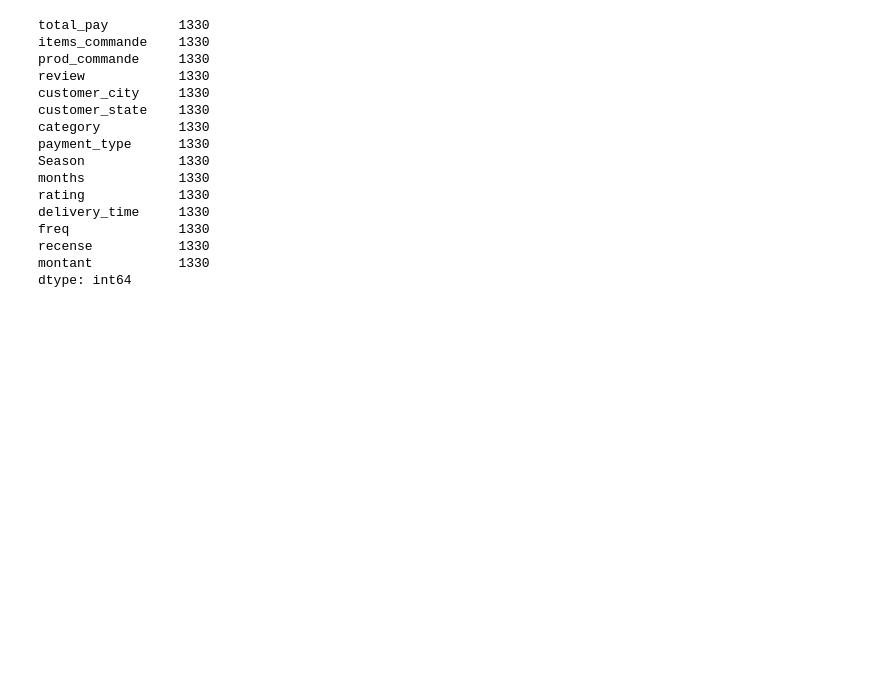
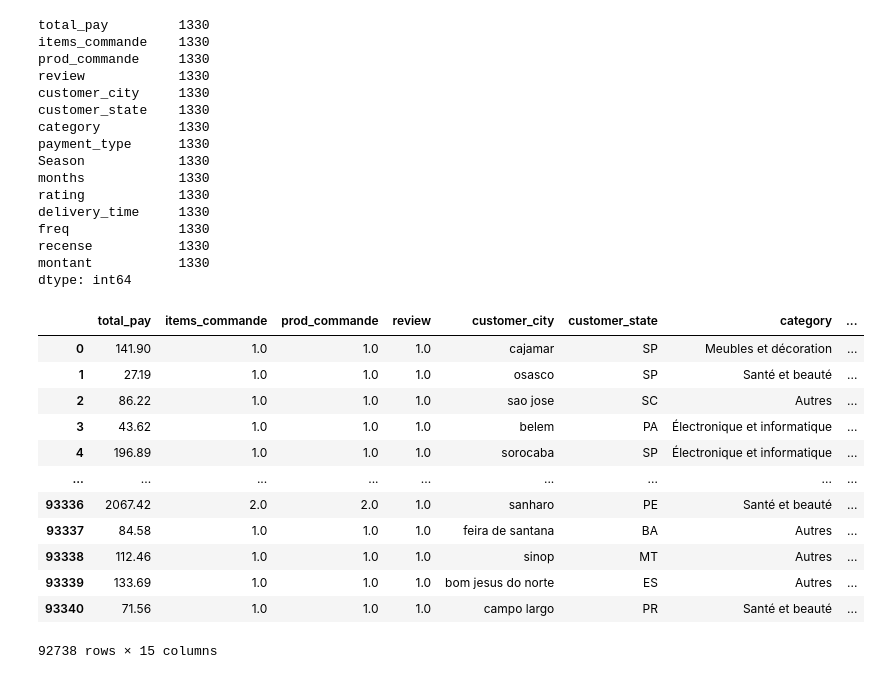
Before and after one commit to Thomas-Dulompont/Segmentation-Client, a Jupyter notebook: notebooks/analyse.ipynb, the cells around one changed output. Cells and saved outputs as stored; diff of their text form; code cells hidden in the pictures; blank space fills up the shorter version.

```diff
--- a/notebooks/analyse.ipynb
+++ b/notebooks/analyse.ipynb
@@ -254,5 +254,21 @@ transformer = {'Meubles et décoration': ['bed_bath_table','furniture_decor','of
 keys =transformer.keys()
 for key in keys:
   df.category = df.category.replace(to_replace=transformer[key], value=key)
+# %%
+df
+# %% [output]
+|  | total_pay | items_commande | prod_commande | review | customer_city | customer_state | category | ... |
+| 0 | 141.90 | 1.0 | 1.0 | 1.0 | cajamar | SP | Meubles et décoration | ... |
+| 1 | 27.19 | 1.0 | 1.0 | 1.0 | osasco | SP | Santé et beauté | ... |
+| 2 | 86.22 | 1.0 | 1.0 | 1.0 | sao jose | SC | Autres | ... |
+| 3 | 43.62 | 1.0 | 1.0 | 1.0 | belem | PA | Électronique et informatique | ... |
+| 4 | 196.89 | 1.0 | 1.0 | 1.0 | sorocaba | SP | Électronique et informatique | ... |
+| ... | ... | ... | ... | ... | ... | ... | ... | ... |
+| 93336 | 2067.42 | 2.0 | 2.0 | 1.0 | sanharo | PE | Santé et beauté | ... |
+| 93337 | 84.58 | 1.0 | 1.0 | 1.0 | feira de santana | BA | Autres | ... |
+| 93338 | 112.46 | 1.0 | 1.0 | 1.0 | sinop | MT | Autres | ... |
+| 93339 | 133.69 | 1.0 | 1.0 | 1.0 | bom jesus do norte | ES | Autres | ... |
+| 93340 | 71.56 | 1.0 | 1.0 | 1.0 | campo largo | PR | Santé et beauté | ... |
+92738 rows × 15 columns
 # %%
 df.to_csv('merged.csv',index=False)
```
